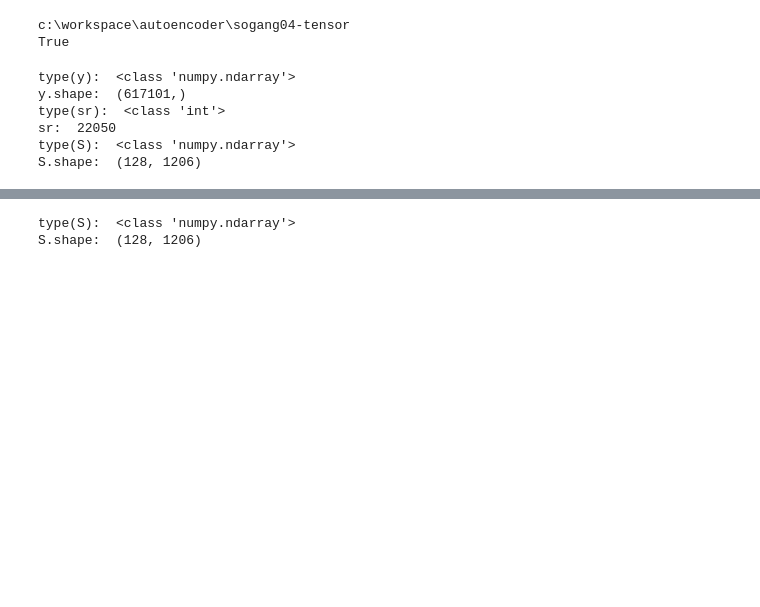
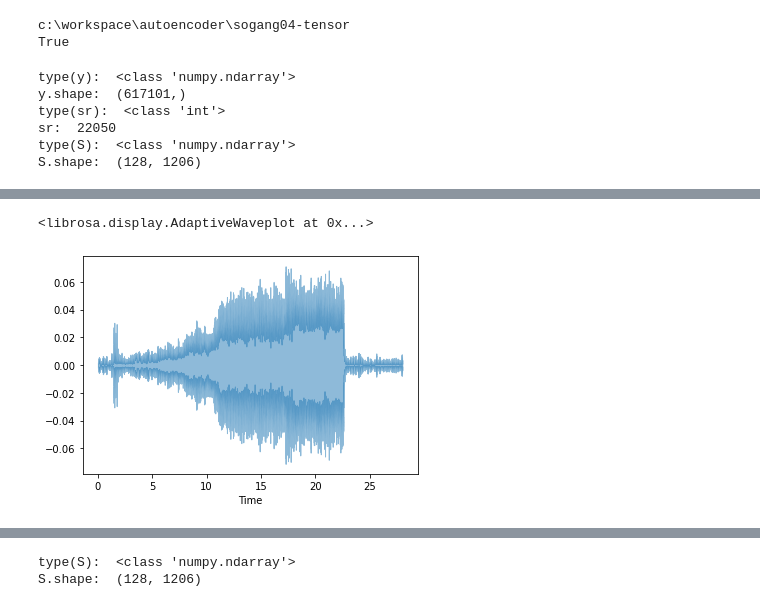
Before and after one commit to astroeye/autoencoder, a Jupyter notebook: sogang04-tensor/librosa_test.ipynb, the cells around one changed output, grey strips where cells are left out. Drawn from its saved outputs; the diff is of its cells as text; code cells hidden in the pictures; blank space fills up the shorter version.

```diff
--- a/sogang04-tensor/librosa_test.ipynb
+++ b/sogang04-tensor/librosa_test.ipynb
@@ -37,0 +54,8 @@ S.shape:  (128, 1206)
+# %%
+# https://www.dacon.io/competitions/official/235616/codeshare/1277
+# https://librosa.org/doc/0.9.1/generated/librosa.display.waveshow.html#librosa.display.waveshow
+# Visualize a waveform in the time domain
+librosa.display.waveshow(y, alpha=0.5)
+# %% [output]
+<librosa.display.AdaptiveWaveplot at 0x...>
+[figure, added]
```
Also changed, not shown: parts of 13 cells of this notebook.
